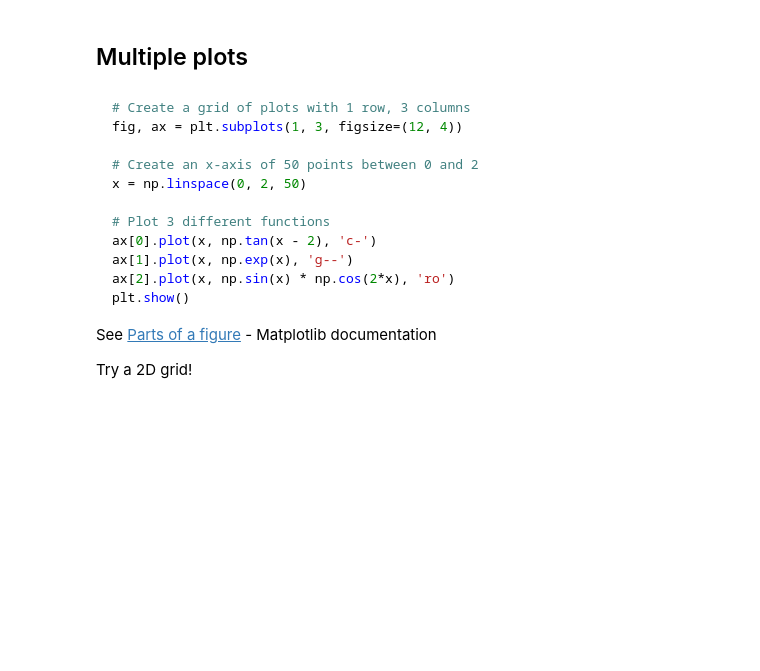
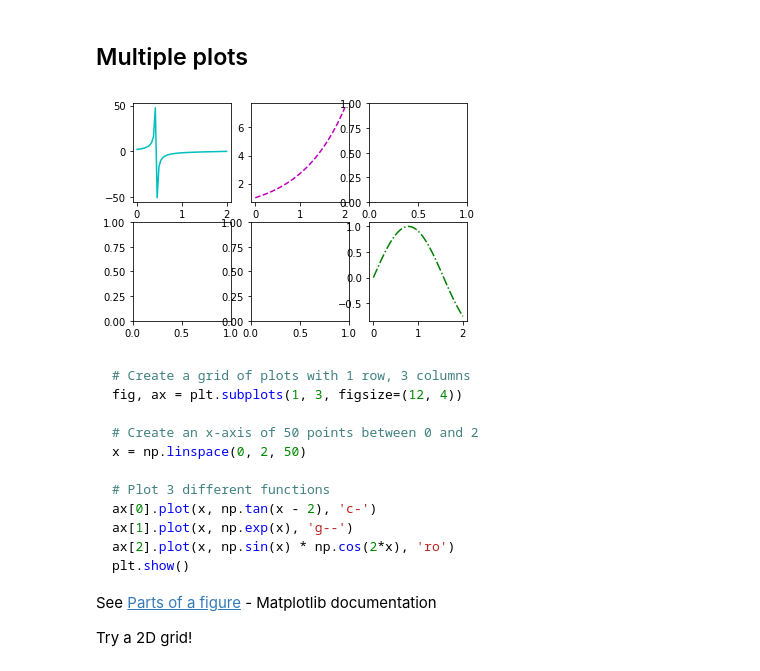
Before and after one commit to chdesvages/ddi-python-data-3feb22, a Jupyter notebook: presentation.ipynb, the cells around one changed output. Cells and saved outputs as stored; diff of their text form; code cells hidden in the pictures; blank space fills up the shorter version.

````diff
--- a/presentation.ipynb
+++ b/presentation.ipynb
@@ -148,12 +208,18 @@ plt.show()
 ## Multiple plots
 # %%
 # Create a grid of plots with 1 row, 3 columns
-fig, ax = plt.subplots(1, 3)
+fig, ax = plt.subplots(2, 3)
 
 # Create an x-axis of 50 points between 0 and 2
 x = np.linspace(0, 2, 50)
 
 # Plot 3 different functions
+ax[0, 0].plot(x, np.tan(x-2), 'c-')
+ax[0, 1].plot(x, np.exp(x), 'm--')
+ax[1, 2].plot(x, np.sin(2*x), 'g-.')
+plt.show()
+# %% [output]
+[figure, added]
 # %% [markdown]
 ```py
 # Create a grid of plots with 1 row, 3 columns
````
Also changed, not shown: parts of 20 cells of this notebook, 1 other file.
